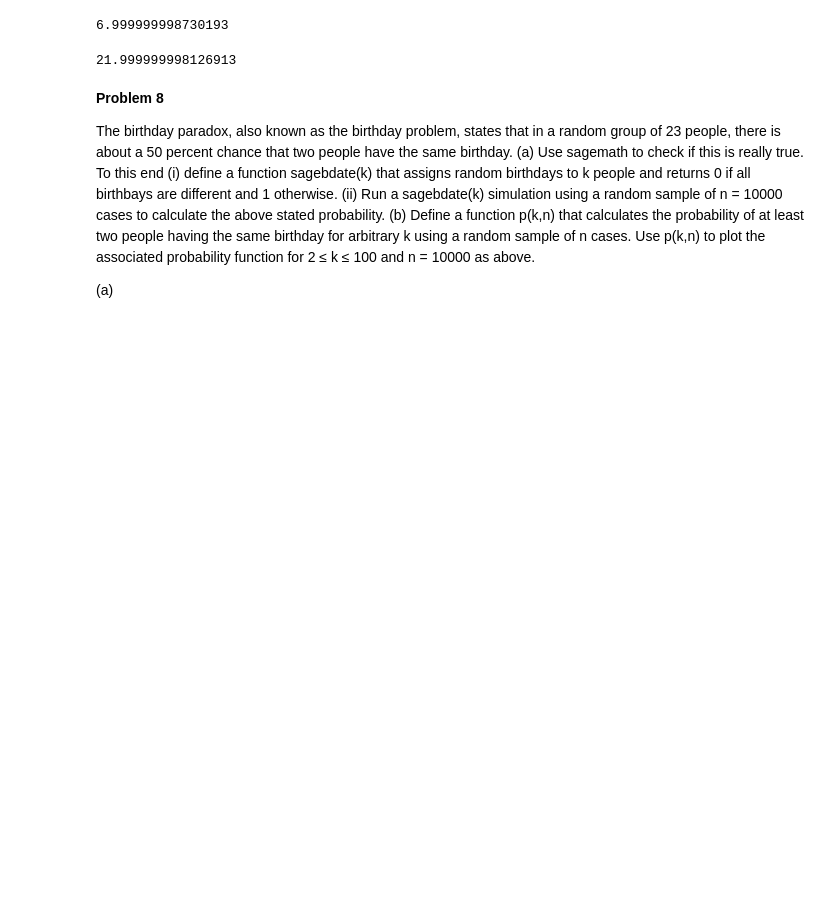
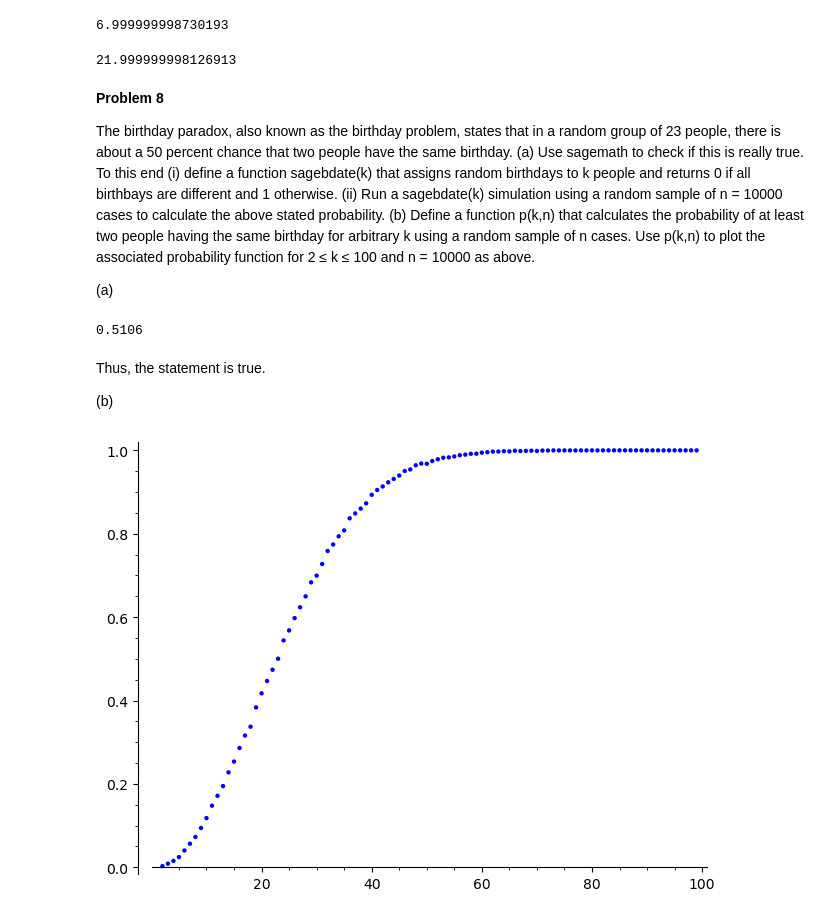
Before and after one commit to gzavlanis/Jupyter-files, a Jupyter notebook: revesion_exams.ipynb, the cells around one changed output. Drawn from its saved outputs; the diff is of its cells as text; code cells hidden in the pictures; blank space fills up the shorter version.

```diff
--- a/revesion_exams.ipynb
+++ b/revesion_exams.ipynb
@@ -615,3 +615,28 @@ for arbitrary k using a random sample of n cases. Use p(k,n) to plot the associa
 for 2 ≤ k ≤ 100 and n = 10000 as above.
 
 (a)
+# %%
+def samebdates(k):
+    w = [randint(1, 365) for i in range(k)]
+    if (len(w) == len(set(w))):
+        return 0
+    else:
+        return 1
+
+
+def p(k, n):
+    return float([samebdates(k) for i in range(n)].count(1)) / float(n)
+
+nn = 10000
+p(23, nn)
+# %% [output]
+0.5106
+# %% [markdown]
+Thus, the statement is true.
+
+(b)
+# %%
+data = [[k, p(k, nn)] for k in range(2, 100)]
+points(data)
+# %% [output]
+[figure, added]
```
